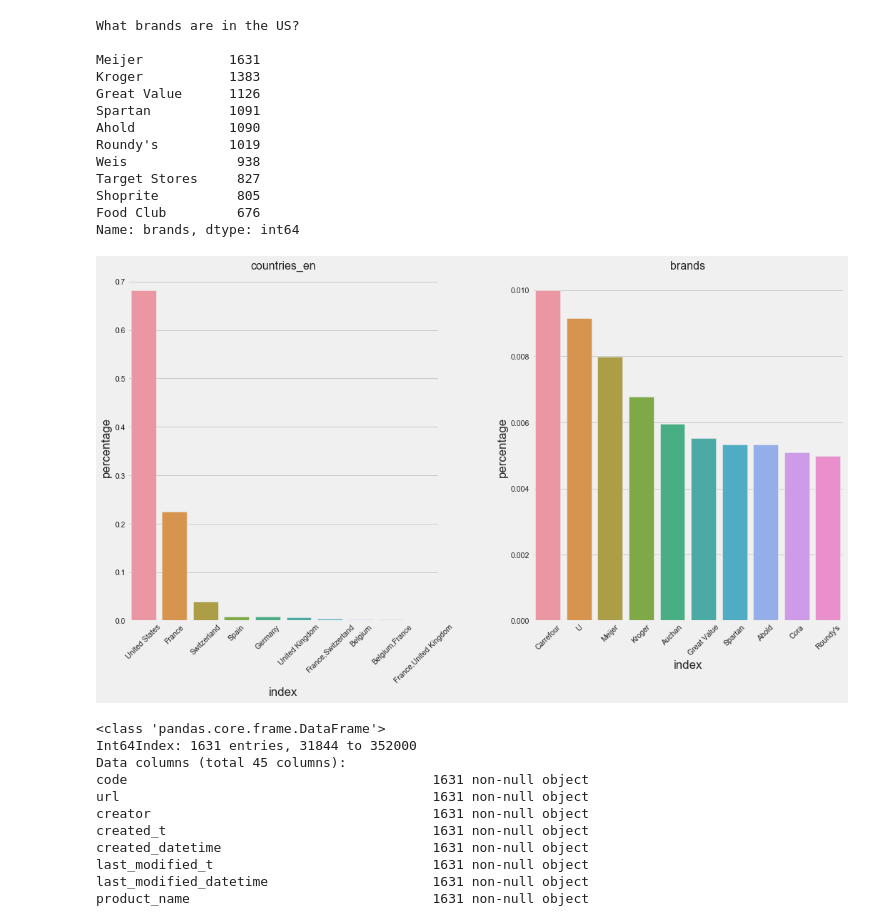
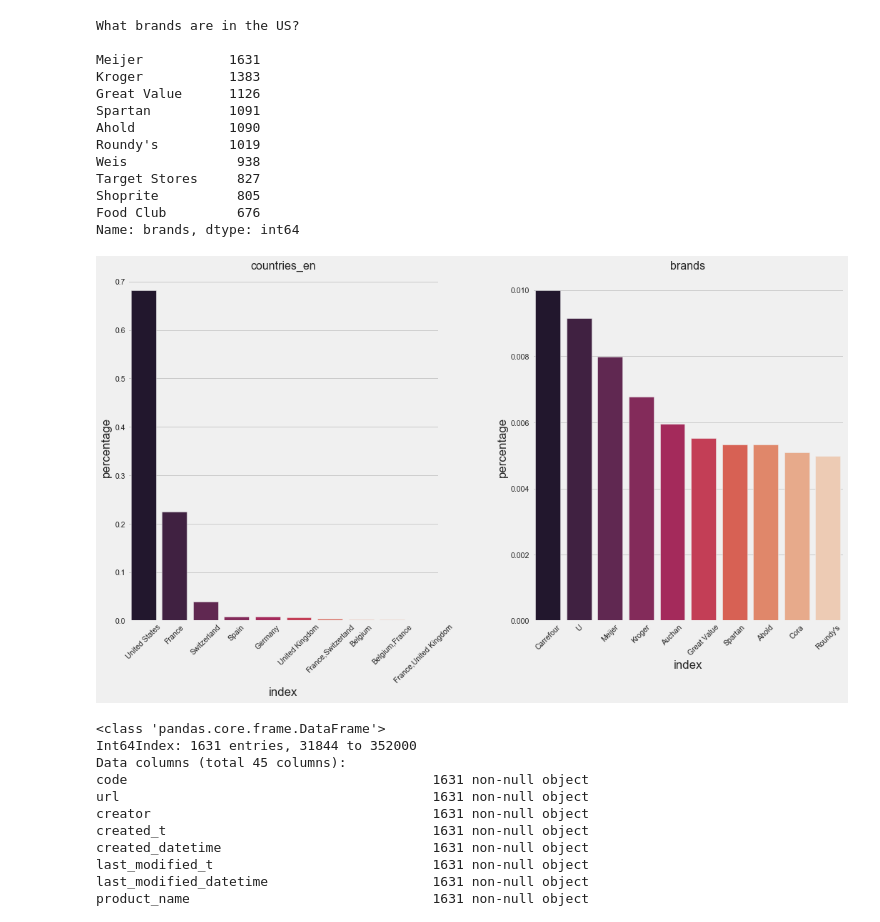
Before and after one commit to asha2490/Springboard, a Jupyter notebook: Capstone Project 1 Notebook.ipynb, the cells around one changed output. Cells and saved outputs as stored; diff of their text form; code cells hidden in the pictures.

```diff
--- a/Capstone Project 1 Notebook.ipynb
+++ b/Capstone Project 1 Notebook.ipynb
@@ -311,29 +311,29 @@ Name: brands, dtype: int64
 # %%
 # Visual representation of Top countries and brands from the dataset
 simple_checks = ['countries_en', 'brands']
 style.use('fivethirtyeight')
 rows = df_new.shape
 rows = rows[0] # first entry from shape
 fig = plt.figure(figsize=(16,20))
 ax1 = fig.add_subplot(2,2,1)
 ax2 = fig.add_subplot(2,2,2)
 ax_list = [ax1,ax2]
 plt.subplots_adjust(hspace=0.4, wspace=0.3)
 
 axes_count = 0
 for c in simple_checks:
     counts = df_new[c].value_counts()
     counts = counts.to_frame(name='counts').reset_index()
     counts['percentage'] = counts['counts']/rows
     counts.drop(['counts'], axis = 1, inplace = True)
     counts_ten = counts[0:10]
-    g = sns.barplot(x='index', y='percentage', data=counts_ten, ax=ax_list[axes_count])
+    g = sns.barplot(x='index', y='percentage', data=counts_ten, ax=ax_list[axes_count], palette="rocket")
     g.set_xticklabels(rotation = 45, labels=counts['index'])
     ax_list[axes_count].set_title(c, fontsize=16)
     axes_count += 1
 plt.show()
 # %% [output]
-[figure, old version]
+[figure, new version]
 # %%
 # Filtering the data and just keepting the data for Meijer brand
 df_meijer = us[us['brands'] == 'Meijer']
```
Also changed, not shown: parts of 28 cells of this notebook.
